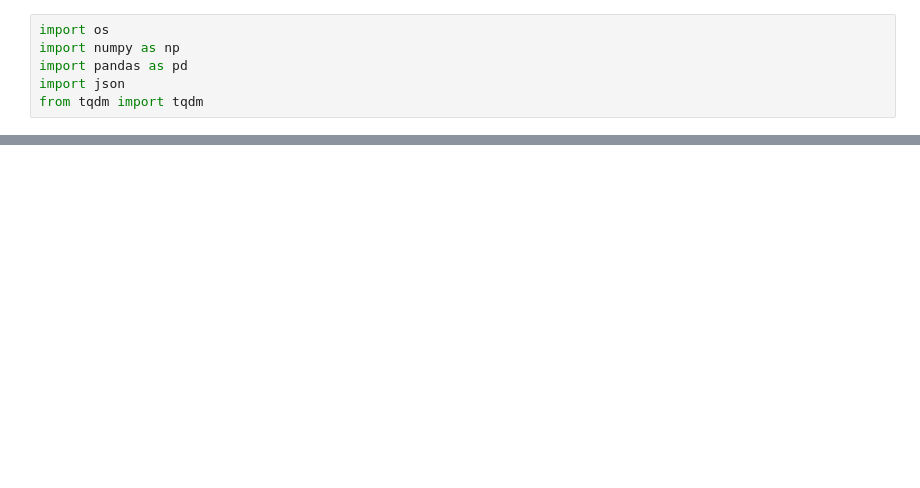
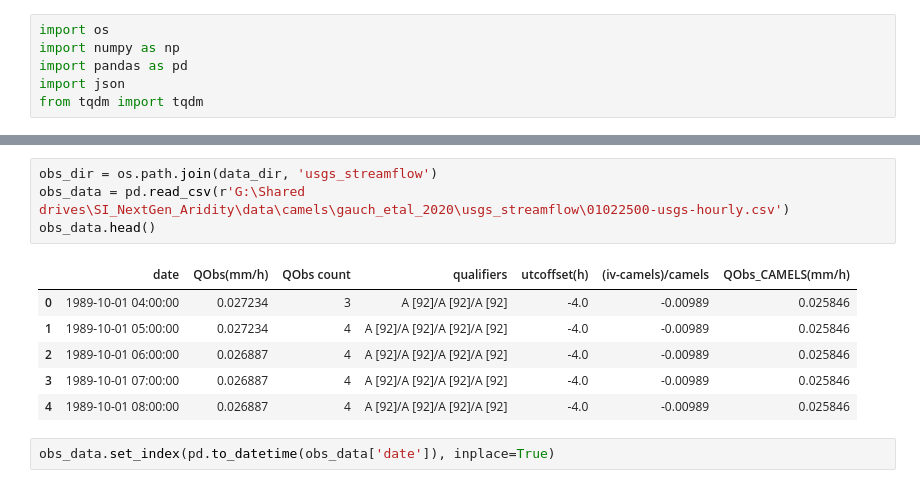
Before and after one commit to NWC-CUAHSI-Summer-Institute/calibrate-cfe, a Jupyter notebook: 1-2-check_nan_in_data.ipynb, the cells around one changed output, grey strips where cells are left out. Drawn from its saved outputs; the diff is of its cells as text; blank space fills up the shorter version.

```diff
--- a/1-2-check_nan_in_data.ipynb
+++ b/1-2-check_nan_in_data.ipynb
@@ -100,0 +129,13 @@ process_data(data_dir, obs_dir, forcing_path, time_split_file, output_dir)
+# %%
+obs_dir = os.path.join(data_dir, 'usgs_streamflow')
+obs_data = pd.read_csv(r'G:\Shared drives\SI_NextGen_Aridity\data\camels\gauch_etal_2020\usgs_streamflow\01022500-usgs-hourly.csv')
+obs_data.head()
+# %% [output]
+|  | date | QObs(mm/h) | QObs count | qualifiers | utcoffset(h) | (iv-camels)/camels | QObs_CAMELS(mm/h) |
+| 0 | 1989-10-01 04:00:00 | 0.027234 | 3 | A [92]/A [92]/A [92] | -4.0 | -0.00989 | 0.025846 |
+| 1 | 1989-10-01 05:00:00 | 0.027234 | 4 | A [92]/A [92]/A [92]/A [92] | -4.0 | -0.00989 | 0.025846 |
+| 2 | 1989-10-01 06:00:00 | 0.026887 | 4 | A [92]/A [92]/A [92]/A [92] | -4.0 | -0.00989 | 0.025846 |
+| 3 | 1989-10-01 07:00:00 | 0.026887 | 4 | A [92]/A [92]/A [92]/A [92] | -4.0 | -0.00989 | 0.025846 |
+| 4 | 1989-10-01 08:00:00 | 0.026887 | 4 | A [92]/A [92]/A [92]/A [92] | -4.0 | -0.00989 | 0.025846 |
+# %%
+obs_data.set_index(pd.to_datetime(obs_data['date']), inplace=True)
```
Also changed, not shown: parts of 14 cells of this notebook.
